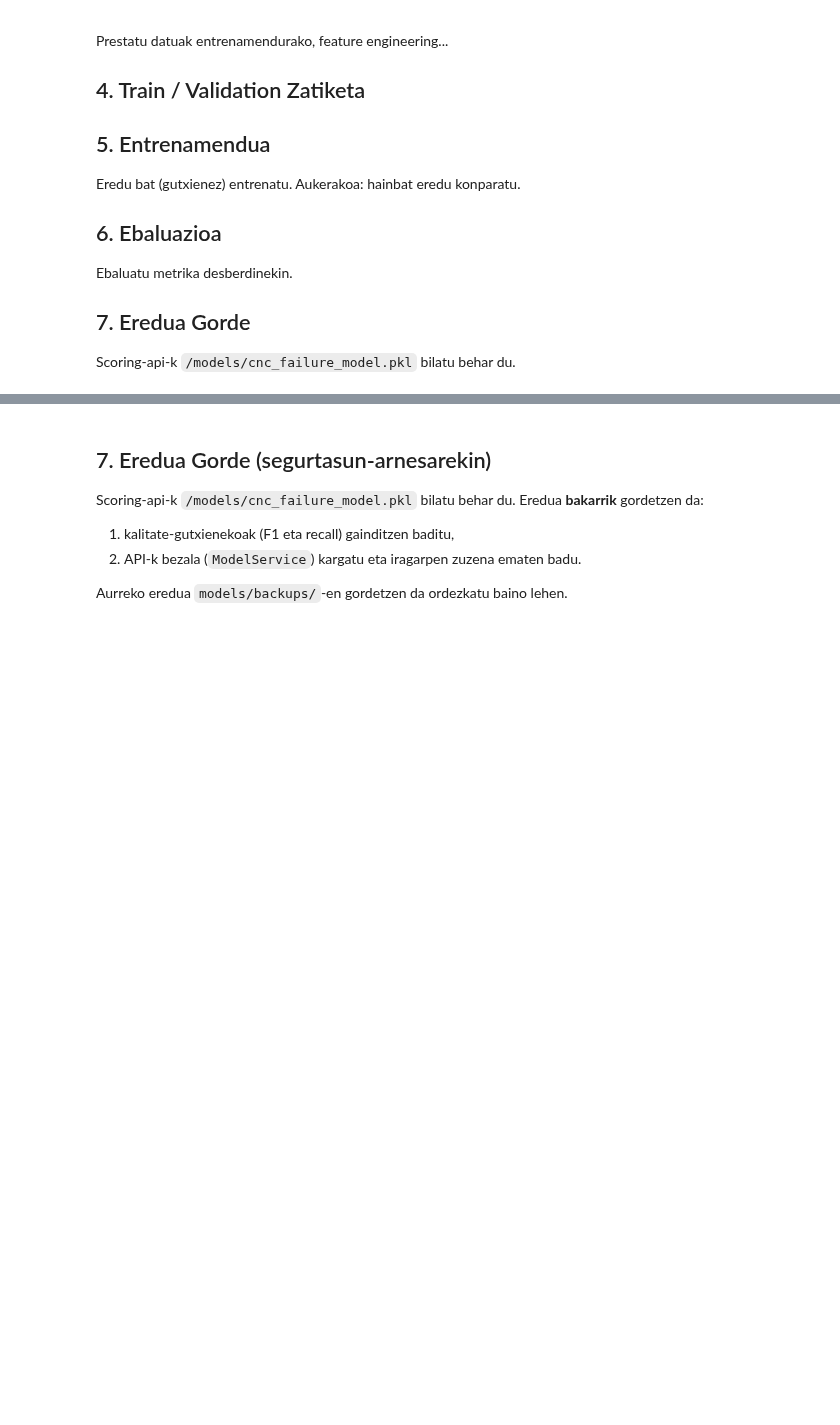
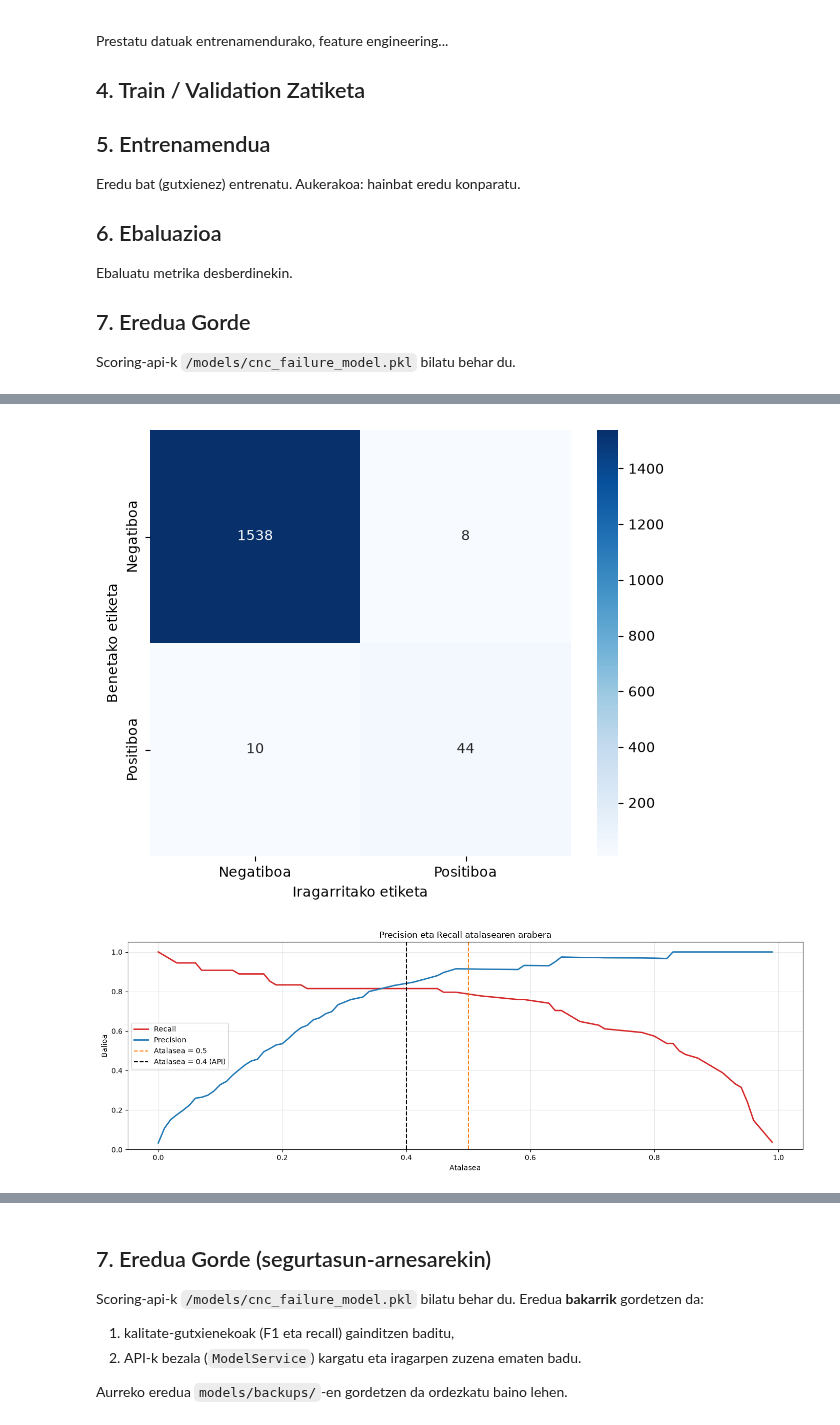
Before and after one commit to AABD-Ethazi-2627/T1-erronka1, a Jupyter notebook: notebooks/02_training_ML.ipynb, the cells around one changed output, grey strips where cells are left out. Cells and saved outputs as stored; diff of their text form; code cells hidden in the pictures; blank space fills up the shorter version.

```diff
--- a/notebooks/02_training_ML.ipynb
+++ b/notebooks/02_training_ML.ipynb
@@ -38,11 +38,17 @@ import seaborn as sns
 from sklearn.ensemble import RandomForestClassifier
 from sklearn.metrics import (ConfusionMatrixDisplay, classification_report,
                              confusion_matrix, f1_score, precision_score,
-                             recall_score, roc_auc_score)
+                             recall_score, roc_auc_score, accuracy_score,precision_recall_curve,average_precision_score)
 from sklearn.model_selection import train_test_split
 
 from cnc_ml.columns import FAILURE_SUBTYPES, MACHINE_TYPES, RAW_FEATURES, TARGET
 from cnc_ml.pipeline import build_pipeline
+from app.services.model import FAILURE_THRESHOLD
+import importlib
+import app.services.model as m
+importlib.reload(m)                  # vuelve a leer model.py del disco
+FAILURE_THRESHOLD = m.FAILURE_THRESHOLD
+print("Umbral:", FAILURE_THRESHOLD)
 
 # 1. datuabasea pasa entrenamenduako
 df = pd.read_csv('../data/ai4i2020_train.csv')
@@ -119,6 +125,8 @@ feature_cols = [
 X = df[feature_cols].copy()
 y = df[target].copy()
 
+print("\n imprimatru x barrualdea: \n",X)
+print("\n imprimatru y barrualdea: \n",y)
 # --- SEGURTASUN-ARNESA (2): data leakage ---
 debekatuak = set(FAILURE_SUBTYPES) | set(id_cols) | {TARGET}
 filtratuak = debekatuak & set(X.columns)
@@ -148,9 +156,67 @@ pipeline = build_pipeline(
 # 3. Pipeline osoa datu gordinekin entrenatu
 pipeline.fit(X_train, y_train)
 # 4. Validation multzoan ebaluatu
+'''
 y_pred = pipeline.predict(X_val)
 print("--- Sailkapen-txostena ---")
 print(classification_report(y_val, y_pred))
+'''
+y_proba = pipeline.predict_proba(X_val)[:, 1]
+y_pred = (y_proba > FAILURE_THRESHOLD).astype(int)
 
+
+print(f"Atalasea:      {FAILURE_THRESHOLD}")
+print(f"Zehaztasuna:   {accuracy_score(y_val, y_pred):.4f}")  # accuracy
+print(f"Doitasuna:     {precision_score(y_val, y_pred):.4f}") # precision
+print(f"Estaldura:     {recall_score(y_val, y_pred):.4f}")    # recall
+print(f"F1 puntuazioa: {f1_score(y_val, y_pred):.4f}")
+print(f"ROC-AUC:       {roc_auc_score(y_val, y_proba):.4f}")
+
+print(f"--- Sailkapen-txostena (atalasea = {FAILURE_THRESHOLD}) ---")
+print(classification_report(y_val, y_pred))
+
+nahasket = confusion_matrix(y_val, y_pred)
+fig, ax = plt.subplots(figsize=(6, 5))
+sns.heatmap(nahasket, annot=True, fmt="d", cmap="Blues", ax=ax,
+            xticklabels=["Negatiboa", "Positiboa"],
+            yticklabels=["Negatiboa", "Positiboa"])
+ax.set_ylabel("Benetako etiketa")
+ax.set_xlabel("Iragarritako etiketa")
+plt.tight_layout()
+plt.show()
+
+precision, recall, umbrales = precision_recall_curve(y_val, y_proba)
+ap = average_precision_score(y_val, y_proba)
+
+axes = plt.subplots(1, figsize=(14, 5))
+
+# --- Gráfico 1: curva precisión vs recall ---
+
+
+# graph 2
+ax = axes[1]
+ax.plot(umbrales, recall[:-1], lw=2, color="tab:red", label="Recall")
+ax.plot(umbrales, precision[:-1], lw=2, color="tab:blue", label="Precision")
+ax.axvline(0.5, color="tab:orange", ls="--", label="Atalasea = 0.5")
+ax.axvline(FAILURE_THRESHOLD, color="black", ls="--", label=f"Atalasea = {FAILURE_THRESHOLD} (API)")
+ax.set_xlabel("Atalasea")
+ax.set_ylabel("Balioa")
+ax.set_title("Precision eta Recall atalasearen arabera")
+ax.set_ylim(0, 1.05)
+ax.legend()
+ax.grid(alpha=0.3)
+
+plt.tight_layout()
+plt.show()
+
+print("Umbral  | Falsos neg. | Falsos pos. | Recall | Precisión")
+print("-" * 58)
+for umbral in [0.5, 0.45, 0.4, 0.35, 0.3, 0.25, 0.2, 0.15, 0.1]:
+    pred = (y_proba > umbral).astype(int)
+    fn = ((pred == 0) & (y_val == 1)).sum()
+    fp = ((pred == 1) & (y_val == 0)).sum()
+    rec = recall_score(y_val, pred)
+    prec = precision_score(y_val, pred, zero_division=0)
+    print(f"{umbral:<7} | {fn:>11} | {fp:>11} | {rec:>6.2f} | {prec:>9.2f}")
 # .pkl-a 7. atalean gordetzen da, segurtasun-arnesaren kontrolak gainditu ondoren
 # %% [output]
@@ -173,0 +240,2 @@ weighted avg       0.99      0.99      0.99      1600
+[figure, added]
+[figure, added]
```
Also changed, not shown: parts of 2 cells of this notebook, 3 other files.
